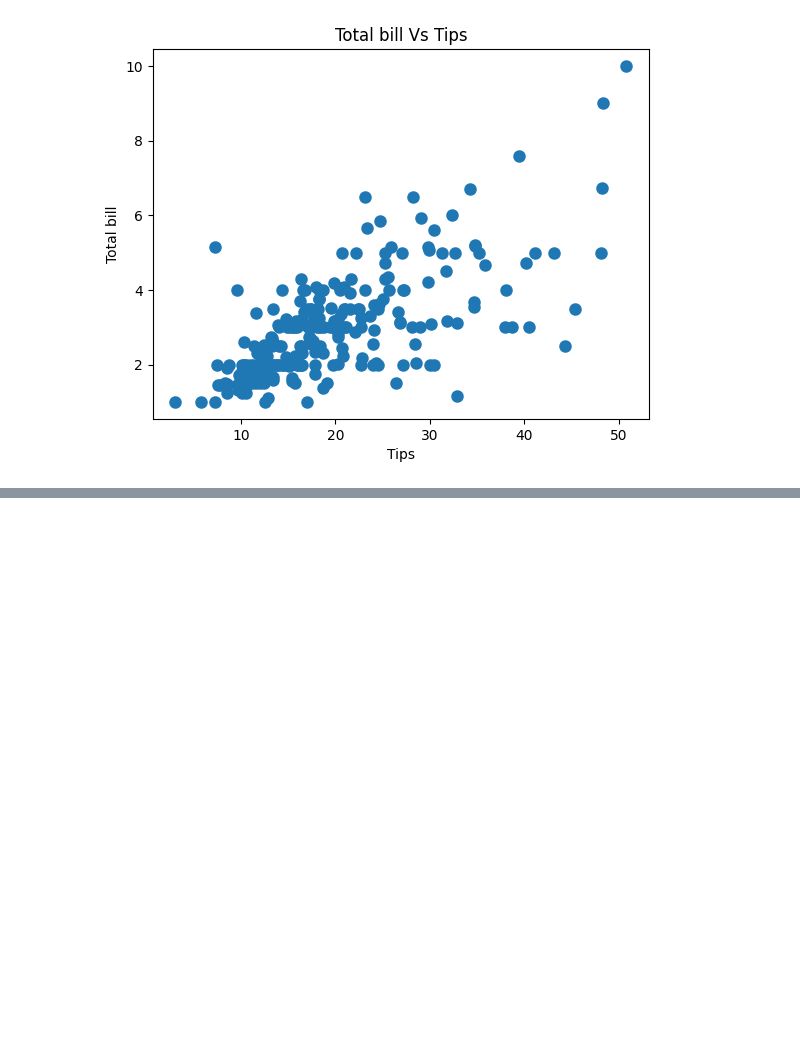
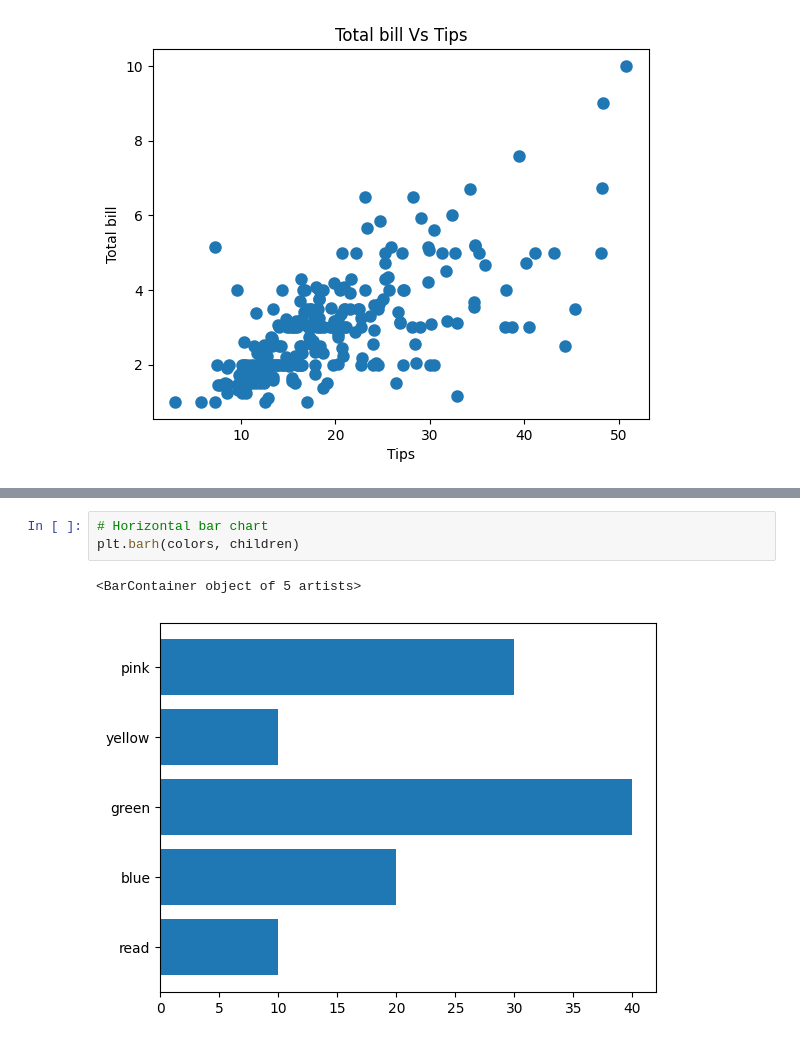
Before and after one commit to akashpagi/MATPLOTLIB-PLOTTING-LIBRARY-FOR-DATA-SCIECNE, a Jupyter notebook: SESSION 23 - MATPLOTLIB.ipynb, the cells around one changed output, grey strips where cells are left out. Drawn from its saved outputs; the diff is of its cells as text; blank space fills up the shorter version.

```diff
--- a/SESSION 23 - MATPLOTLIB.ipynb
+++ b/SESSION 23 - MATPLOTLIB.ipynb
@@ -443,0 +451,6 @@ Text(0, 0.5, 'Total bill')
+# %%
+# Horizontal bar chart
+plt.barh(colors, children)
+# %% [output]
+<BarContainer object of 5 artists>
+[figure, added]
```
Also changed, not shown: parts of 21 cells of this notebook.
